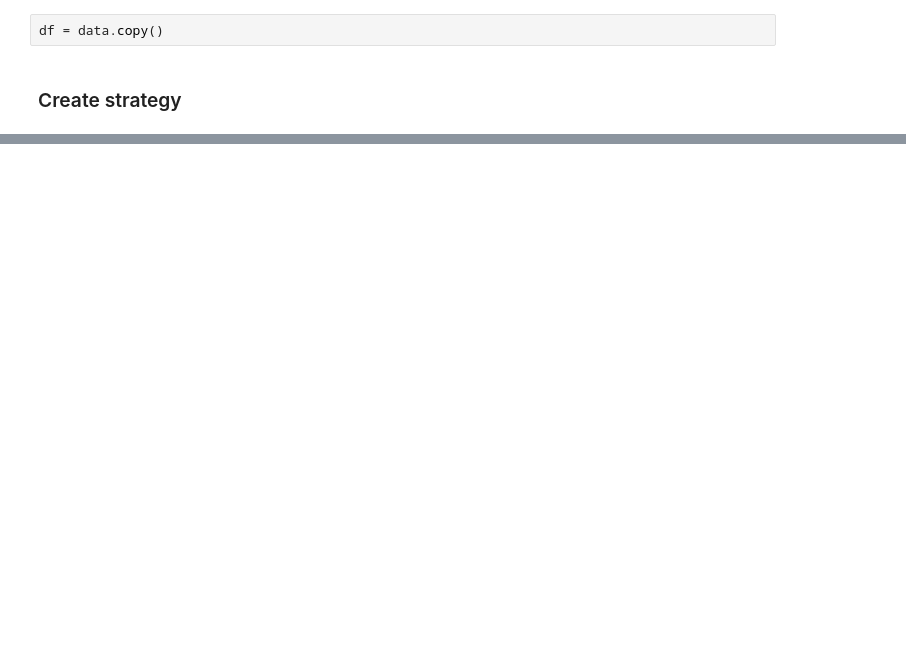
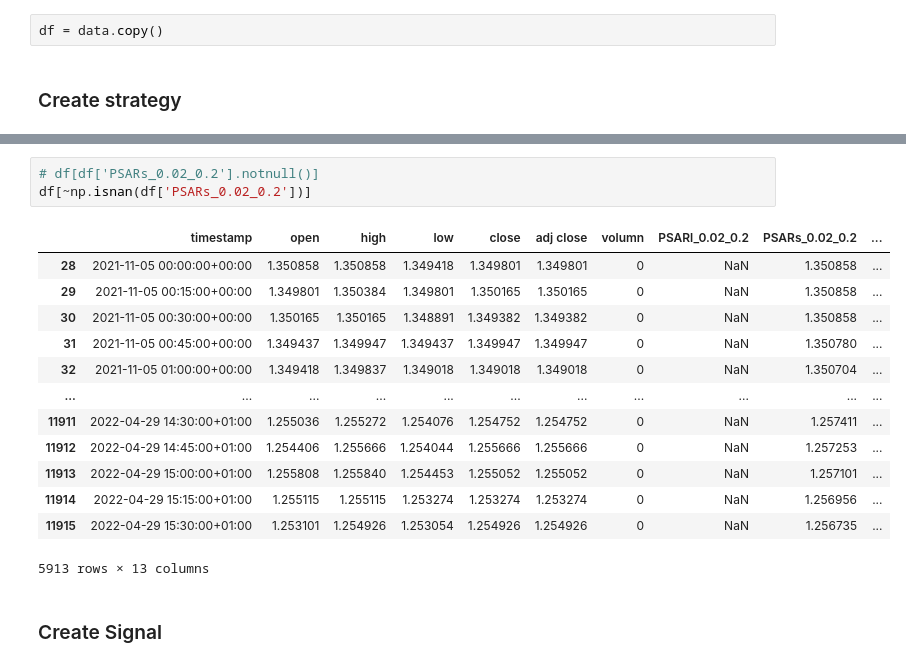
Before and after one commit to phongyanon/PythonInvestment, a Jupyter notebook: MyStrategy/ParabolicSarReversal.ipynb, the cells around one changed output, grey strips where cells are left out. Saved outputs shown, nothing was run; the diff lists cells and outputs as text; blank space fills up the shorter version.

```diff
--- a/MyStrategy/ParabolicSarReversal.ipynb
+++ b/MyStrategy/ParabolicSarReversal.ipynb
@@ -53,0 +84,19 @@ df
+# %%
+# df[df['PSARs_0.02_0.2'].notnull()]
+df[~np.isnan(df['PSARs_0.02_0.2'])]
+# %% [output]
+|  | timestamp | open | high | low | close | adj close | volumn | PSARl_0.02_0.2 | PSARs_0.02_0.2 | ... |
+| 28 | 2021-11-05 00:00:00+00:00 | 1.350858 | 1.350858 | 1.349418 | 1.349801 | 1.349801 | 0 | NaN | 1.350858 | ... |
+| 29 | 2021-11-05 00:15:00+00:00 | 1.349801 | 1.350384 | 1.349801 | 1.350165 | 1.350165 | 0 | NaN | 1.350858 | ... |
+| 30 | 2021-11-05 00:30:00+00:00 | 1.350165 | 1.350165 | 1.348891 | 1.349382 | 1.349382 | 0 | NaN | 1.350858 | ... |
+| 31 | 2021-11-05 00:45:00+00:00 | 1.349437 | 1.349947 | 1.349437 | 1.349947 | 1.349947 | 0 | NaN | 1.350780 | ... |
+| 32 | 2021-11-05 01:00:00+00:00 | 1.349418 | 1.349837 | 1.349018 | 1.349018 | 1.349018 | 0 | NaN | 1.350704 | ... |
+| ... | ... | ... | ... | ... | ... | ... | ... | ... | ... | ... |
+| 11911 | 2022-04-29 14:30:00+01:00 | 1.255036 | 1.255272 | 1.254076 | 1.254752 | 1.254752 | 0 | NaN | 1.257411 | ... |
+| 11912 | 2022-04-29 14:45:00+01:00 | 1.254406 | 1.255666 | 1.254044 | 1.255666 | 1.255666 | 0 | NaN | 1.257253 | ... |
+| 11913 | 2022-04-29 15:00:00+01:00 | 1.255808 | 1.255840 | 1.254453 | 1.255052 | 1.255052 | 0 | NaN | 1.257101 | ... |
+| 11914 | 2022-04-29 15:15:00+01:00 | 1.255115 | 1.255115 | 1.253274 | 1.253274 | 1.253274 | 0 | NaN | 1.256956 | ... |
+| 11915 | 2022-04-29 15:30:00+01:00 | 1.253101 | 1.254926 | 1.253054 | 1.254926 | 1.254926 | 0 | NaN | 1.256735 | ... |
+5913 rows × 13 columns
+# %% [markdown]
+### Create Signal
```
Also changed, not shown: parts of 8 cells of this notebook.
